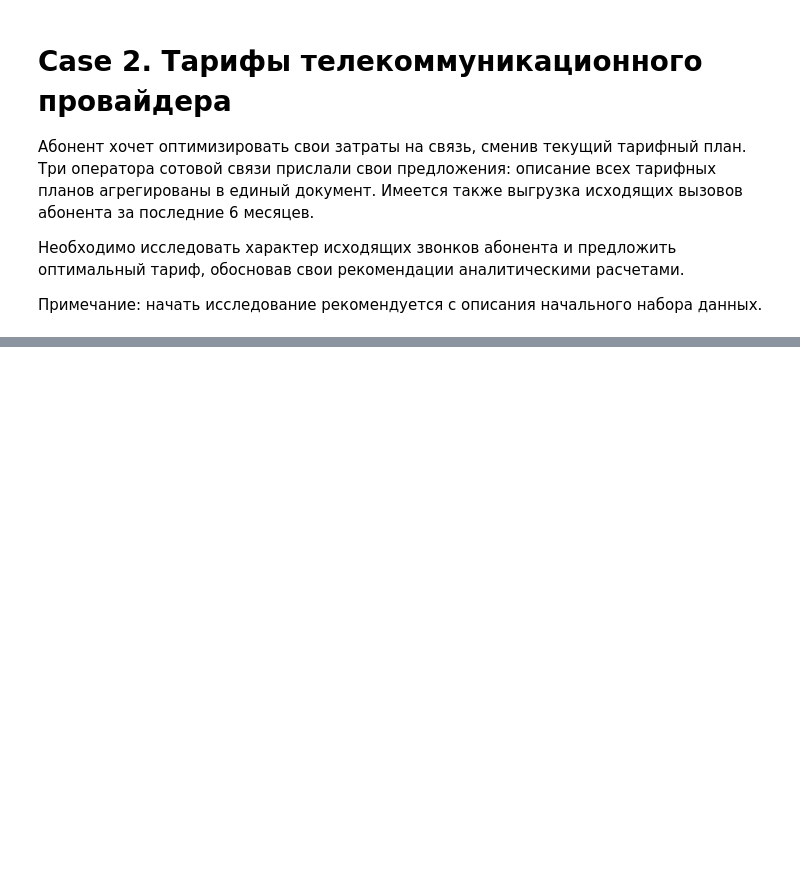
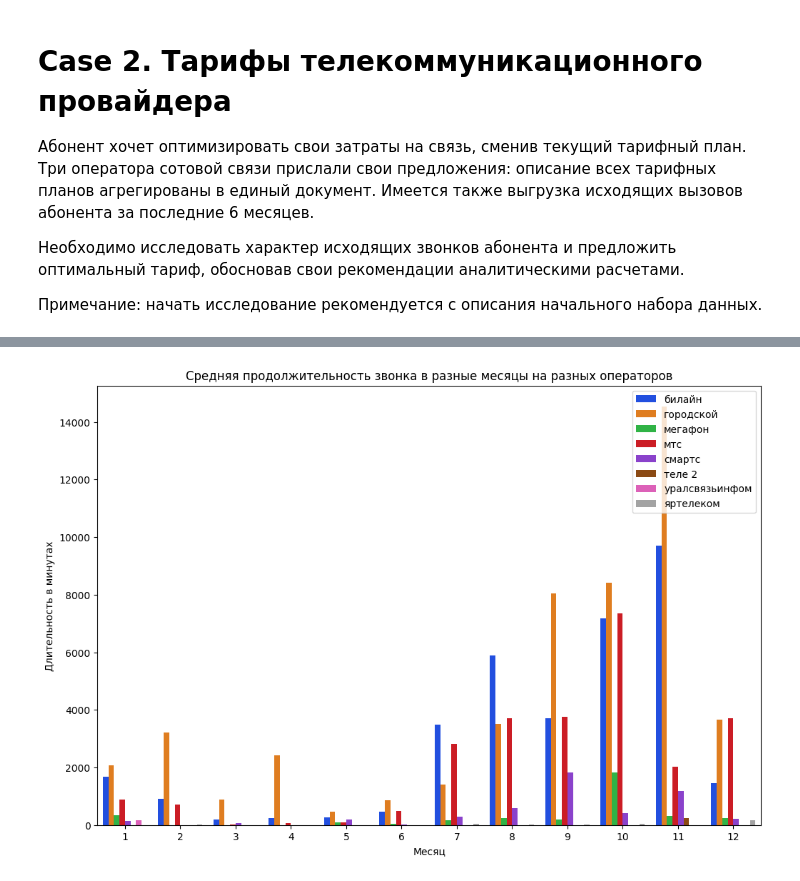
Before and after one commit to ybezginova2016/case_studies_da, a Jupyter notebook: 2. Telecom/main_2_Telecom.ipynb, the cells around one changed output, grey strips where cells are left out. Cells and saved outputs as stored; diff of their text form; code cells hidden in the pictures; blank space fills up the shorter version.

```diff
--- a/2. Telecom/main_2_Telecom.ipynb
+++ b/2. Telecom/main_2_Telecom.ipynb
@@ -25,0 +313,14 @@ d.head(10)
+# %%
+# Group the data by operator and month and calculate the mean duration for each combination
+monthly_data = d_new.groupby(['operator', 'month'])['duration'].mean().reset_index()
+
+# Plot the bar chart
+plt.figure(figsize=(12,8))
+sns.barplot(x='month', y='duration', hue='operator', data=monthly_data, palette='bright')
+plt.title('Средняя продолжительность звонка в разные месяцы на разных операторов')
+plt.xlabel('Месяц')
+plt.ylabel('Длительность в минутах')
+plt.legend(loc='upper right')
+plt.show();
+# %% [output]
+[figure, added]
```
Also changed, not shown: parts of 33 cells of this notebook, 1 other file.
